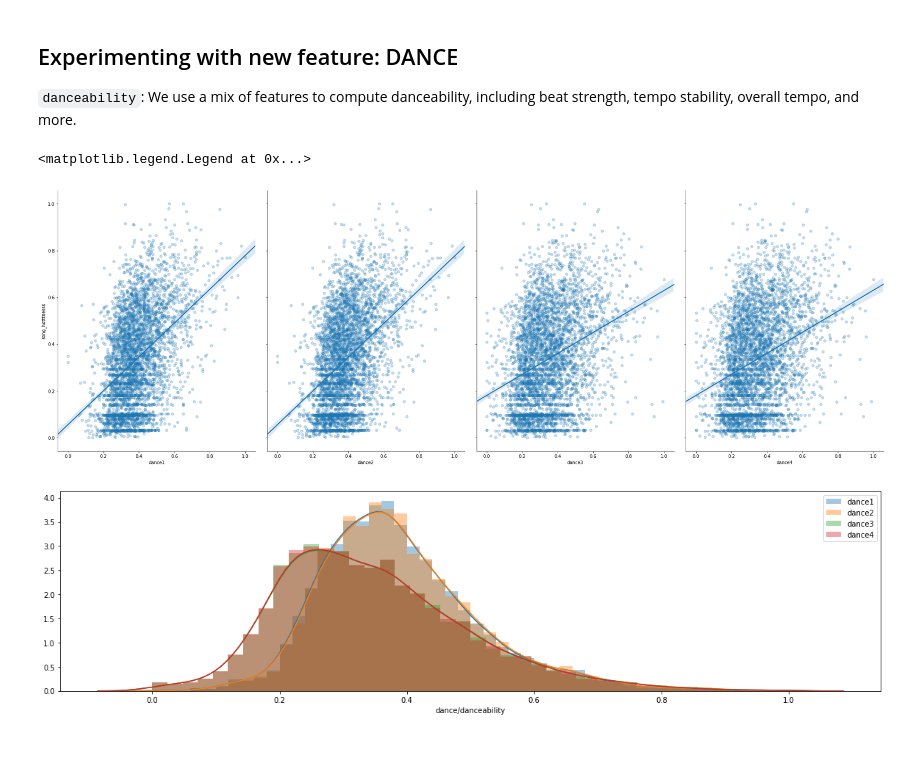
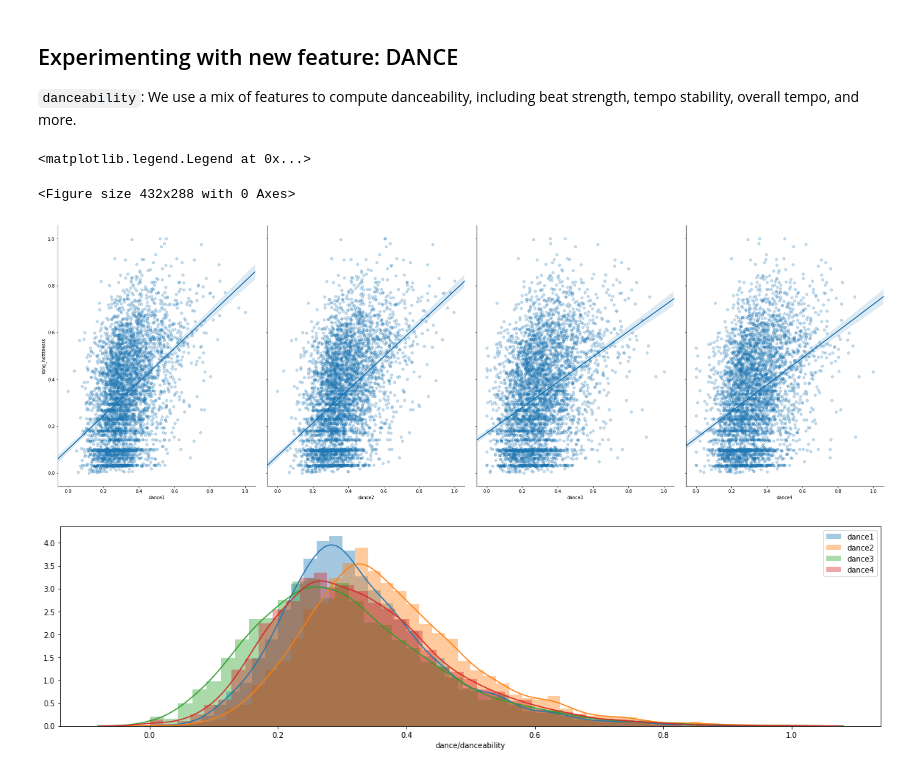
Before and after one commit to rshnn/song-success-predictor, a Jupyter notebook: exploring-dataset.ipynb, the cells around one changed output. Cells and saved outputs as stored; diff of their text form; code cells hidden in the pictures.

```diff
--- a/exploring-dataset.ipynb
+++ b/exploring-dataset.ipynb
@@ -75,20 +68,20 @@ util = Utilities({}, use_json=False)
 master_DF = util.generate_energy_measure(master_DF)
 
 # normalize features
-master_DF = util.normalize_numeric_columns(master_DF)
+normalized_energy_DF = util.normalize_numeric_columns(master_DF)
 
 
-sns.pairplot(master_DF, x_vars=['energy1', 'energy2', 'energy3', 'energy4'],
+sns.pairplot(normalized_energy_DF, x_vars=['energy1', 'energy2', 'energy3', 'energy4'],
 # sns.pairplot(training_DF, x_vars=['energy'],
     y_vars='song_hotttnesss', height=9, aspect=.75, kind='reg', plot_kws={'scatter_kws': {'alpha': 0.25}})
 
 # Trying to figure out which energy is better to use... 5
 plt.subplots(figsize=(20,5))
 
-energyplt = sns.distplot(master_DF['energy1'], label='energy1', )
-energyplt = sns.distplot(master_DF['energy2'], label='energy2')
-energyplt = sns.distplot(master_DF['energy3'], label='energy3')
-energyplt = sns.distplot(master_DF['energy4'], label='energy4', axlabel='energy')
+energyplt = sns.distplot(normalized_energy_DF['energy1'], label='energy1', )
+energyplt = sns.distplot(normalized_energy_DF['energy2'], label='energy2')
+energyplt = sns.distplot(normalized_energy_DF['energy3'], label='energy3')
+energyplt = sns.distplot(normalized_energy_DF['energy4'], label='energy4', axlabel='energy')
 
 energyplt.legend()
 # %% [output]
@@ -102,27 +95,28 @@ energyplt.legend()
 # %%
 
 %run utilities.py
 util = Utilities({}, use_json=False)
 
 master_DF = util.generate_dance_measure(master_DF)
 
 # normalize features
-master_DF = util.normalize_numeric_columns(master_DF)
+normalized_dance_DF = util.normalize_numeric_columns(master_DF)
 
-sns.pairplot(master_DF, x_vars=['dance1', 'dance2', 'dance3', 'dance4'],
+sns.pairplot(normalized_dance_DF, x_vars=['dance1', 'dance2', 'dance3', 'dance4'],
 # sns.pairplot(training_DF, x_vars=['energy'],
     y_vars='song_hotttnesss', height=9, aspect=.75,  kind='reg',plot_kws={'scatter_kws': {'alpha': 0.25}})
 
 # Trying to figure out which energy is better to use...
 plt.subplots(figsize=(20,5))
 
-dance = sns.distplot(master_DF['dance1'], label='dance1', )
-dance = sns.distplot(master_DF['dance2'],  label='dance2')
-dance = sns.distplot(master_DF['dance3'],  label='dance3')
-dance = sns.distplot(master_DF['dance4'],  label='dance4', axlabel='dance/danceability')
+dance = sns.distplot(normalized_dance_DF['dance1'], label='dance1', )
+dance = sns.distplot(normalized_dance_DF['dance2'],  label='dance2')
+dance = sns.distplot(normalized_dance_DF['dance3'],  label='dance3')
+dance = sns.distplot(normalized_dance_DF['dance4'],  label='dance4', axlabel='dance/danceability')
 
 dance.legend()
 # %% [output]
 <matplotlib.legend.Legend at 0x...>
+<Figure size 432x288 with 0 Axes>
-[figure, old version]
+[figure, new version]
-[figure, old version]
+[figure, new version]
```
Also changed, not shown: parts of 1 cell of this notebook, 10 other files.
